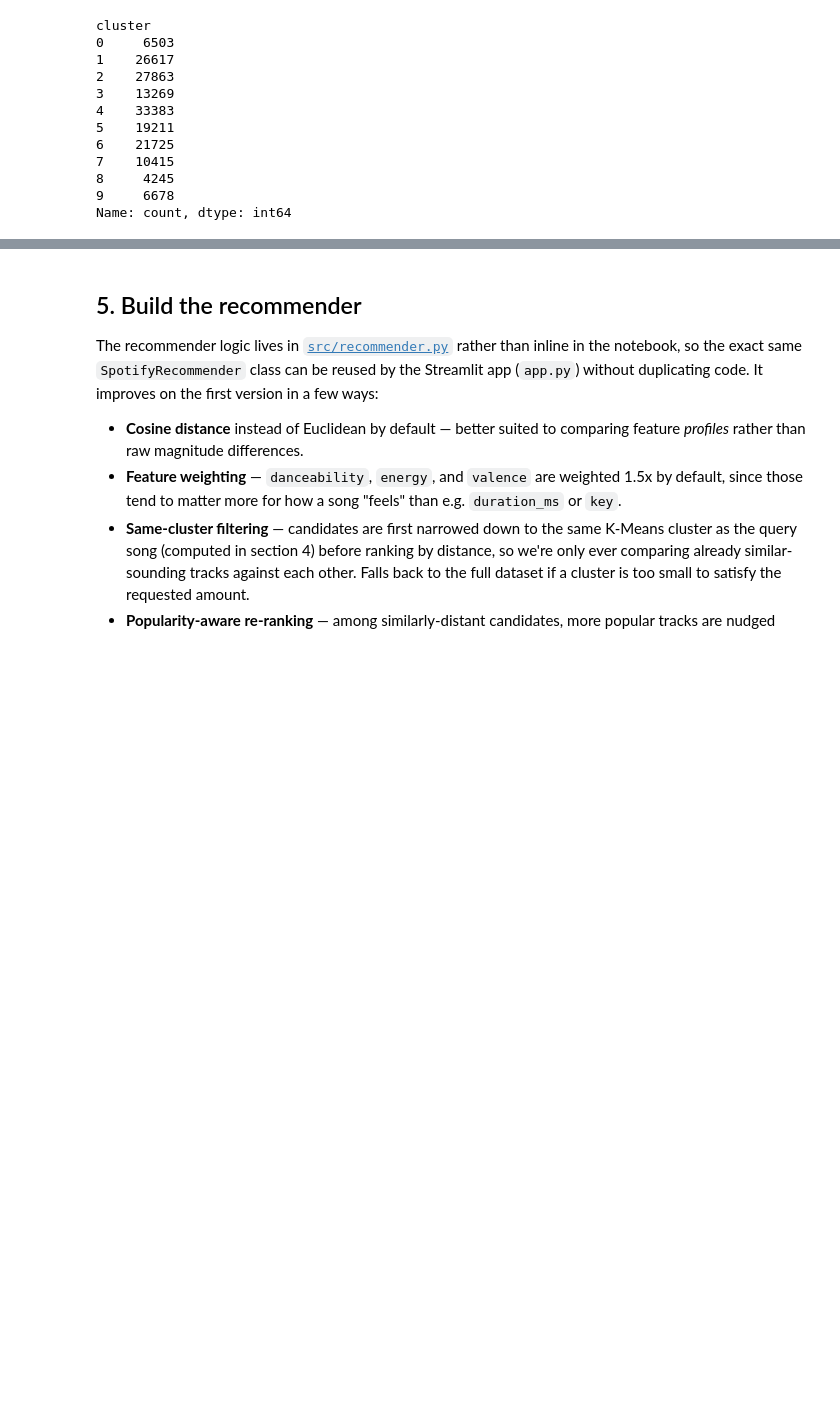
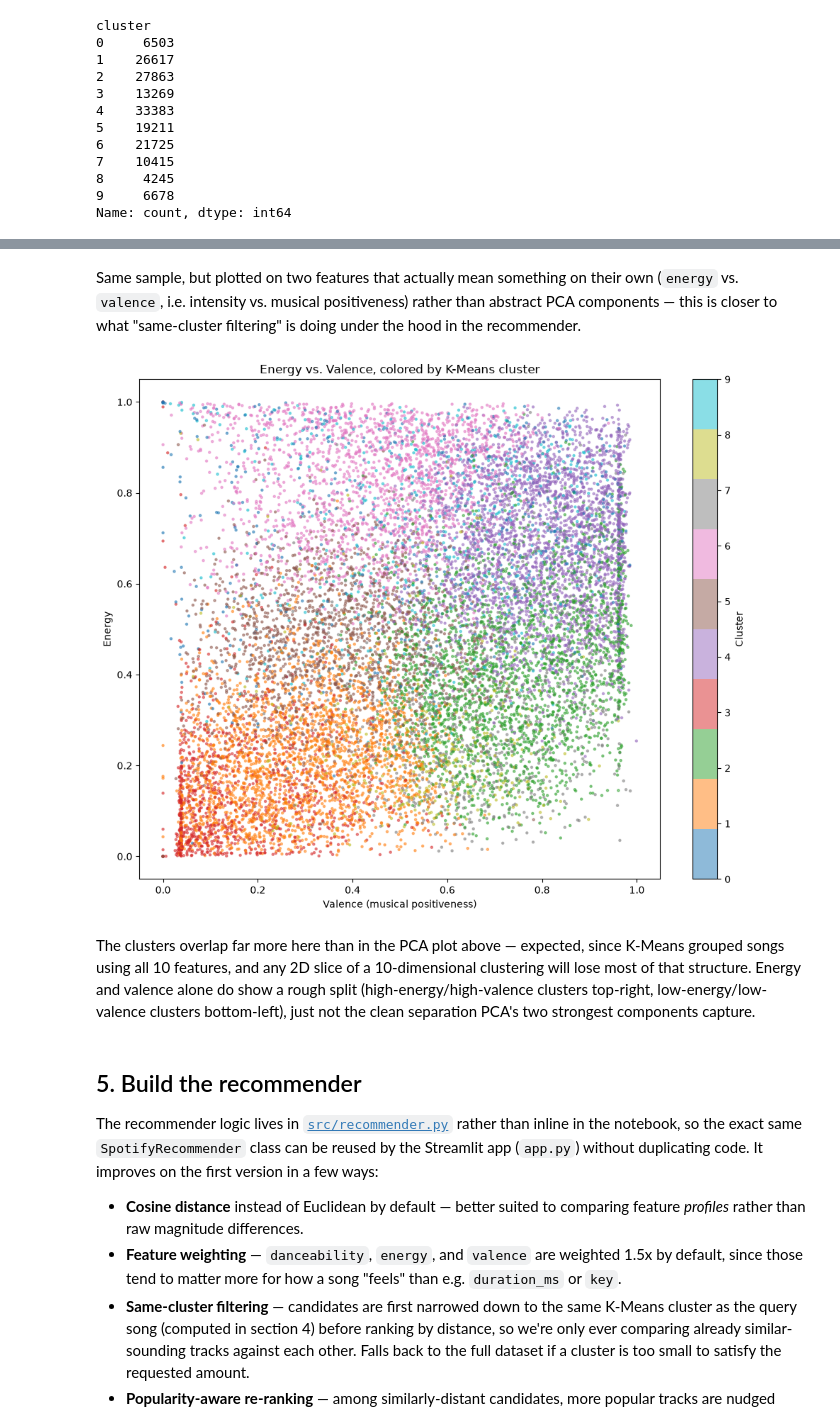
Before and after one commit to amunshi10/Spotify_Recommendation_Feature, a Jupyter notebook: notebooks/spotify_recommender.ipynb, the cells around one changed output, grey strips where cells are left out. Saved outputs shown, nothing was run; the diff lists cells and outputs as text; code cells hidden in the pictures; blank space fills up the shorter version.

```diff
--- a/notebooks/spotify_recommender.ipynb
+++ b/notebooks/spotify_recommender.ipynb
@@ -133,3 +172,25 @@ Name: count, dtype: int64
+# %% [markdown]
+Same sample, but plotted on two features that actually mean something on their own (`energy` vs.
+`valence`, i.e. intensity vs. musical positiveness) rather than abstract PCA components — this is
+closer to what "same-cluster filtering" is doing under the hood in the recommender.
+# %%
+plt.figure(figsize=(10, 8))
+scatter = plt.scatter(sample['valence'], sample['energy'], c=sample['cluster'], cmap='tab10', s=5, alpha=0.5)
+plt.xlabel('Valence (musical positiveness)')
+plt.ylabel('Energy')
+plt.title('Energy vs. Valence, colored by K-Means cluster')
+plt.colorbar(scatter, label='Cluster')
+plt.tight_layout()
+plt.savefig('../outputs/energy_valence_clusters.png')
+plt.show()
+# %% [output]
+[figure, added]
+# %% [markdown]
+The clusters overlap far more here than in the PCA plot above — expected, since K-Means grouped
+songs using all 10 features, and any 2D slice of a 10-dimensional clustering will lose most of that
+structure. Energy and valence alone do show a rough split (high-energy/high-valence clusters top-right,
+low-energy/low-valence clusters bottom-left), just not the clean separation PCA's two strongest
+components capture.
 # %% [markdown]
 ## 5. Build the recommender
 
```
Also changed, not shown: parts of 4 cells of this notebook, 4 other files.
